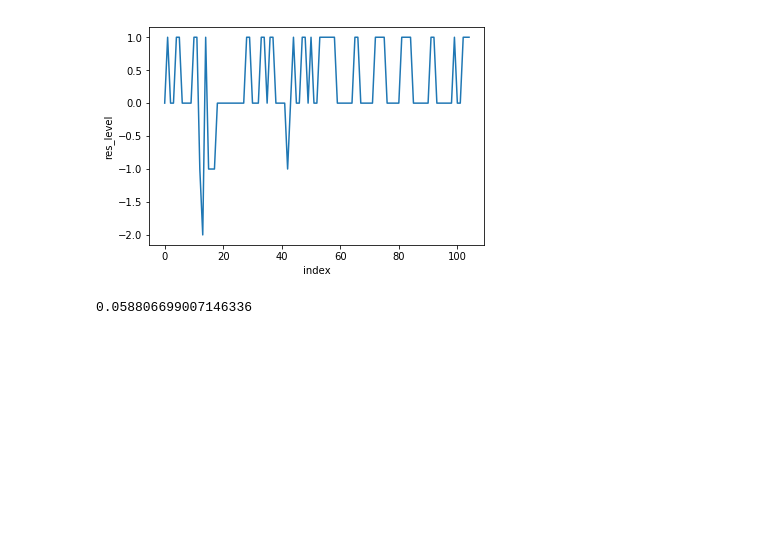
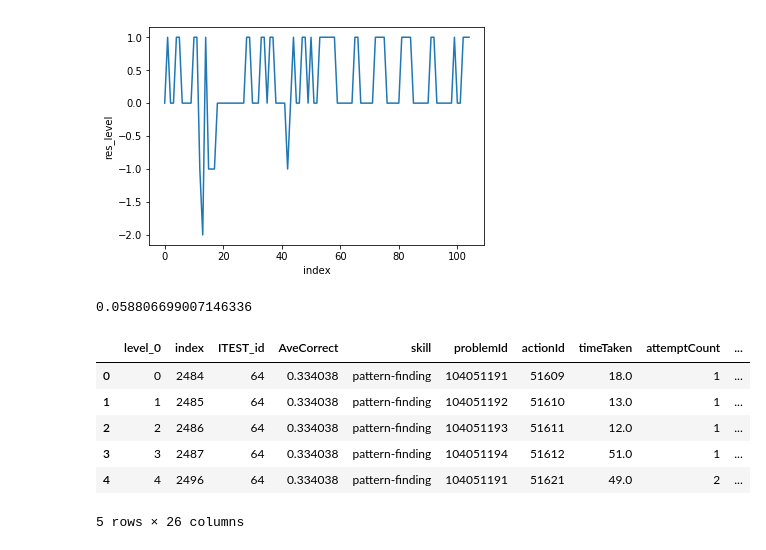
Before and after one commit to TeppieC/resilience-trancing, a Jupyter notebook: Rule-based-resilience-annotation.ipynb, the cells around one changed output. Drawn from its saved outputs; the diff is of its cells as text; code cells hidden in the pictures; blank space fills up the shorter version.

```diff
--- a/Rule-based-resilience-annotation.ipynb
+++ b/Rule-based-resilience-annotation.ipynb
@@ -222 +231,11 @@ with open('rule_res_model.pickle','wb') as f:
     pickle.dump(df,f)
+# %%
+df.head()
+# %% [output]
+|  | level_0 | index | ITEST_id | AveCorrect | skill | problemId | actionId | timeTaken | attemptCount | ... |
+| 0 | 0 | 2484 | 64 | 0.334038 | pattern-finding | 104051191 | 51609 | 18.0 | 1 | ... |
+| 1 | 1 | 2485 | 64 | 0.334038 | pattern-finding | 104051192 | 51610 | 13.0 | 1 | ... |
+| 2 | 2 | 2486 | 64 | 0.334038 | pattern-finding | 104051193 | 51611 | 12.0 | 1 | ... |
+| 3 | 3 | 2487 | 64 | 0.334038 | pattern-finding | 104051194 | 51612 | 51.0 | 1 | ... |
+| 4 | 4 | 2496 | 64 | 0.334038 | pattern-finding | 104051191 | 51621 | 49.0 | 2 | ... |
+5 rows × 26 columns
```
Also changed, not shown: parts of 8 cells of this notebook, 8 other files.
